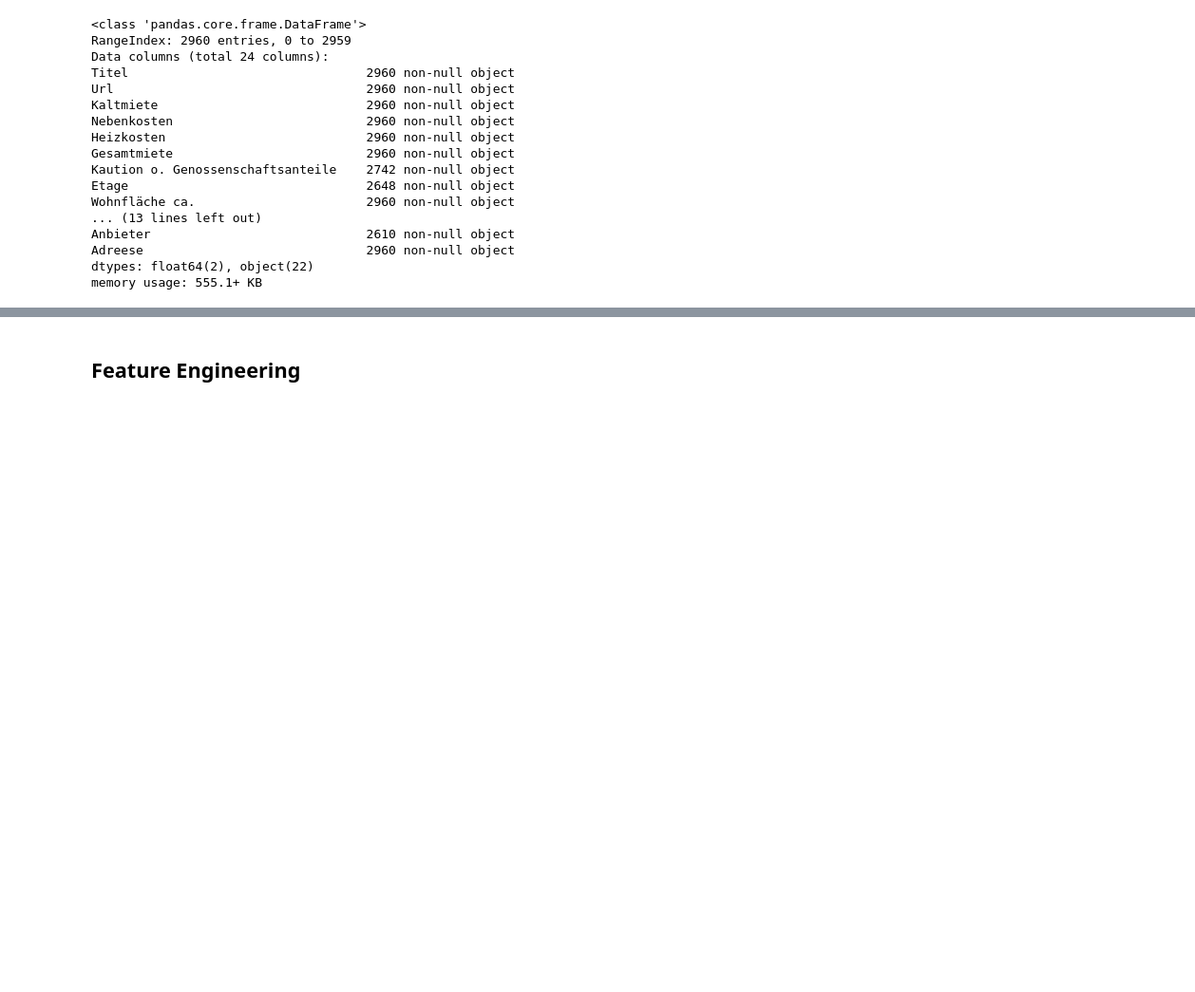
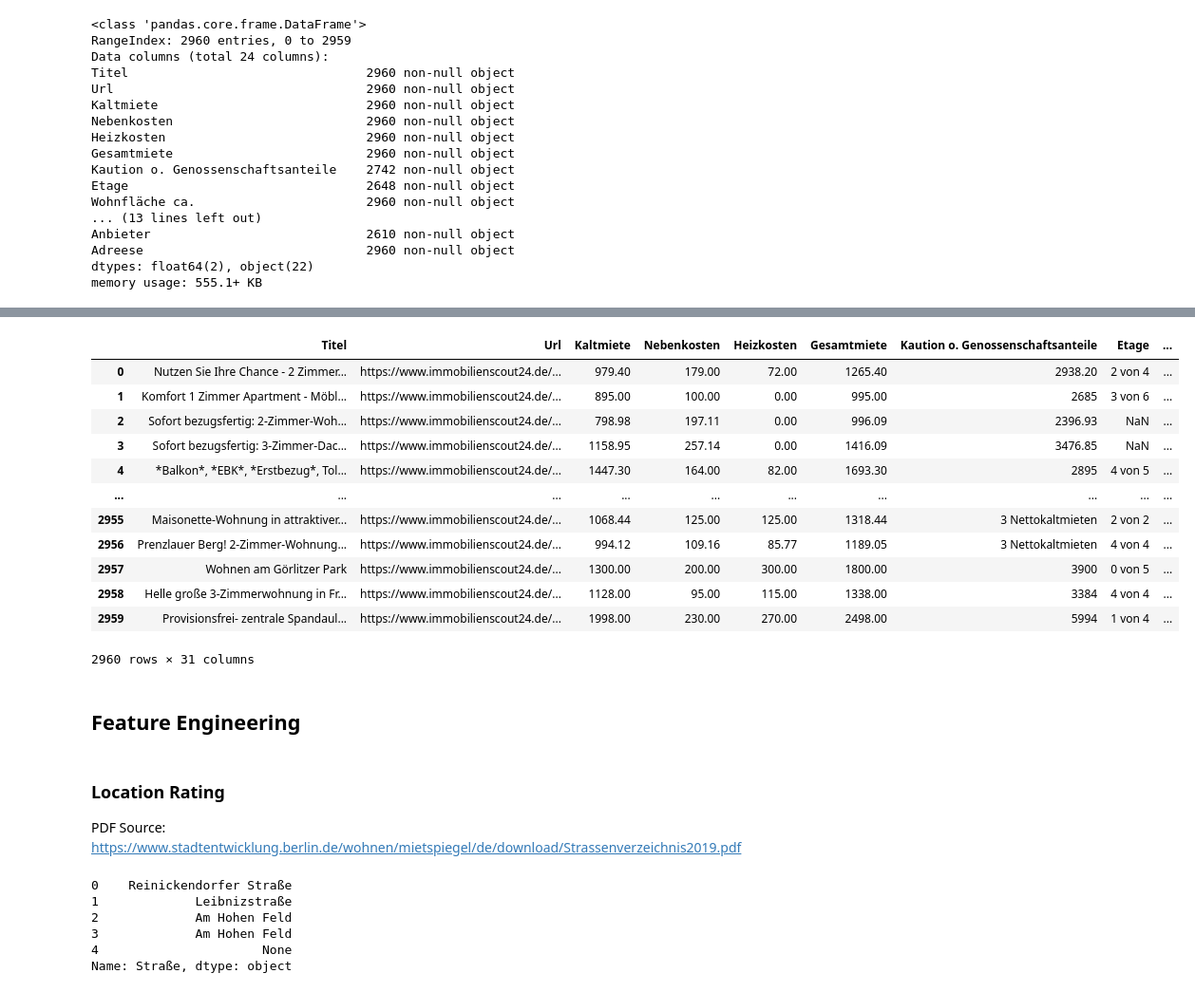
Before and after one commit to feliche93/berlin_rental_prices, a Jupyter notebook: berlin_rental_prices/berlin_rental_prices/data_analysis.ipynb, the cells around one changed output, grey strips where cells are left out. Shown: that part at 95% size. Drawn from its saved outputs; the diff is of its cells as text; code cells hidden in the pictures; blank space fills up the shorter version.

Commit message:
data cleaning

```diff
--- a/berlin_rental_prices/berlin_rental_prices/data_analysis.ipynb
+++ b/berlin_rental_prices/berlin_rental_prices/data_analysis.ipynb
@@ -144,4 +165,35 @@ data = data.join(address)
+# %%
+# extract house number only without letter
+data['Hausnummer'] = data['Hausnummer'].str.extract(r'(\d*)')
+# %%
+data['Ortsteil'] = data['Kiez'].str.split('(',expand=True)[0].str.strip(')').str.strip()
+# %%
+abbreviations = pd.read_csv('cleaned_abrevations.csv')
+abbreviations = abbreviations[abbreviations['Ortsteil'].notnull()]
+abbreviations.drop_duplicates('Ortsteil',inplace=True)
+# %%
+data = pd.merge(data, abbreviations, left_on='Ortsteil', right_on='Ortsteil', how='left')
+# %%
+data
+# %% [output]
+|  | Titel | Url | Kaltmiete | Nebenkosten | Heizkosten | Gesamtmiete | Kaution o. Genossenschaftsanteile | Etage | ... |
+| 0 | Nutzen Sie Ihre Chance - 2 Zimmer... | https://www.immobilienscout24.de/... | 979.40 | 179.00 | 72.00 | 1265.40 | 2938.20 | 2 von 4 | ... |
+| 1 | Komfort 1 Zimmer Apartment - Möbl... | https://www.immobilienscout24.de/... | 895.00 | 100.00 | 0.00 | 995.00 | 2685 | 3 von 6 | ... |
+| 2 | Sofort bezugsfertig: 2-Zimmer-Woh... | https://www.immobilienscout24.de/... | 798.98 | 197.11 | 0.00 | 996.09 | 2396.93 | NaN | ... |
+| 3 | Sofort bezugsfertig: 3-Zimmer-Dac... | https://www.immobilienscout24.de/... | 1158.95 | 257.14 | 0.00 | 1416.09 | 3476.85 | NaN | ... |
+| 4 | *Balkon*, *EBK*, *Erstbezug*, Tol... | https://www.immobilienscout24.de/... | 1447.30 | 164.00 | 82.00 | 1693.30 | 2895 | 4 von 5 | ... |
+| ... | ... | ... | ... | ... | ... | ... | ... | ... | ... |
+| 2955 | Maisonette-Wohnung in attraktiver... | https://www.immobilienscout24.de/... | 1068.44 | 125.00 | 125.00 | 1318.44 | 3 Nettokaltmieten | 2 von 2 | ... |
+| 2956 | Prenzlauer Berg! 2-Zimmer-Wohnung... | https://www.immobilienscout24.de/... | 994.12 | 109.16 | 85.77 | 1189.05 | 3 Nettokaltmieten | 4 von 4 | ... |
+| 2957 | Wohnen am Görlitzer Park | https://www.immobilienscout24.de/... | 1300.00 | 200.00 | 300.00 | 1800.00 | 3900 | 0 von 5 | ... |
+| 2958 | Helle große 3-Zimmerwohnung in Fr... | https://www.immobilienscout24.de/... | 1128.00 | 95.00 | 115.00 | 1338.00 | 3384 | 4 von 4 | ... |
+| 2959 | Provisionsfrei- zentrale Spandaul... | https://www.immobilienscout24.de/... | 1998.00 | 230.00 | 270.00 | 2498.00 | 5994 | 1 von 4 | ... |
+2960 rows × 31 columns
 # %% [markdown]
 ## Feature Engineering
 # %%
 data['Kaltmiete pro m²'] = data['Kaltmiete']/data['Wohnfläche ca.']
+# %% [markdown]
+### Location Rating
+
+PDF Source: https://www.stadtentwicklung.berlin.de/wohnen/mietspiegel/de/download/Strassenverzeichnis2019.pdf
@@ -147,0 +280,9 @@ data['Kaltmiete pro m²'] = data['Kaltmiete']/data['Wohnfläche ca.']
+# %%
+data['Straße'].head(5).apply(match_street)
+# %% [output]
+0    Reinickendorfer Straße
+1             Leibnizstraße
+2             Am Hohen Feld
+3             Am Hohen Feld
+4                      None
+Name: Straße, dtype: object
```
Also changed, not shown: parts of 32 cells of this notebook, 8 other files.
